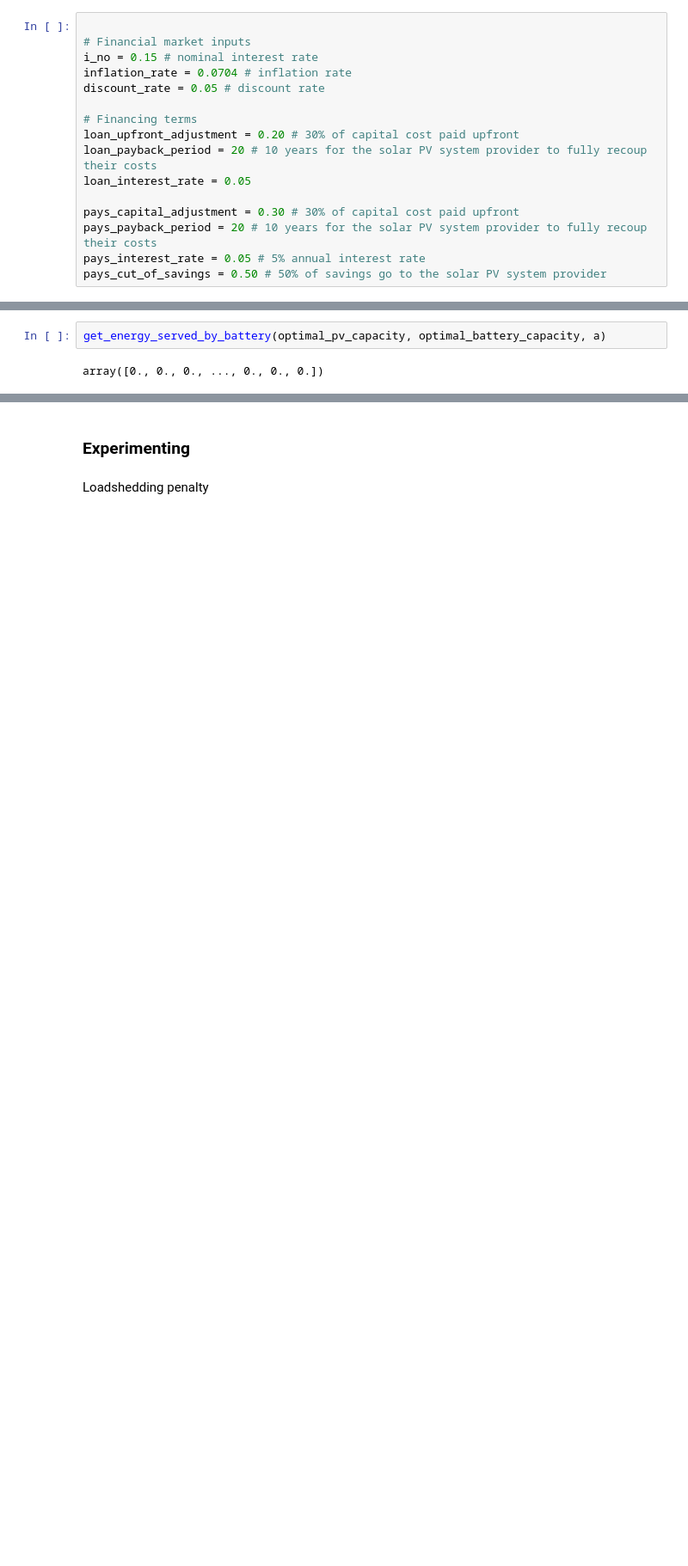
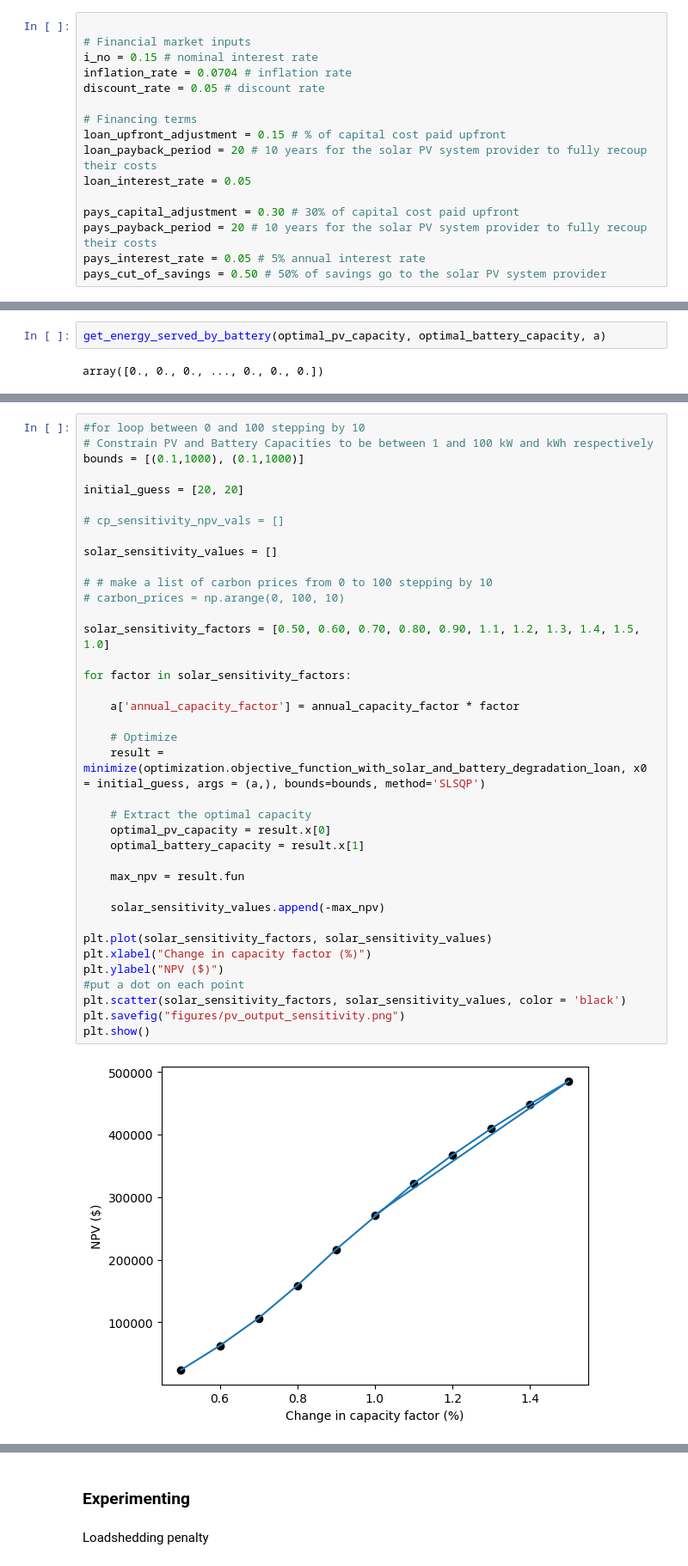
Before and after one commit to ChullEPG/solar_storage_sizing_optimization, a Jupyter notebook: run_model.ipynb, the cells around one changed output, grey strips where cells are left out. Shown: that part at 86% size. Cells and saved outputs as stored; diff of their text form; blank space fills up the shorter version.

```diff
--- a/run_model.ipynb
+++ b/run_model.ipynb
@@ -389,7 +389,7 @@ inflation_rate = 0.0704 # inflation rate
 discount_rate = 0.05 # discount rate
 
 # Financing terms
-loan_upfront_adjustment = 0.20 # 30% of capital cost paid upfront
+loan_upfront_adjustment = 0.15 # % of capital cost paid upfront
 loan_payback_period = 20 # 10 years for the solar PV system provider to fully recoup their costs
 loan_interest_rate = 0.05
 
@@ -962,0 +1012,40 @@ TypeError: generate_loadshedding_schedule() missing 1 required positional argume
+# %%
+#for loop between 0 and 100 stepping by 10
+# Constrain PV and Battery Capacities to be between 1 and 100 kW and kWh respectively
+bounds = [(0.1,1000), (0.1,1000)]
+
+initial_guess = [20, 20]
+
+# cp_sensitivity_npv_vals = []
+
+solar_sensitivity_values = []
+
+# # make a list of carbon prices from 0 to 100 stepping by 10
+# carbon_prices = np.arange(0, 100, 10)
+
+solar_sensitivity_factors = [0.50, 0.60, 0.70, 0.80, 0.90, 1.1, 1.2, 1.3, 1.4, 1.5, 1.0]
+
+for factor in solar_sensitivity_factors:
+
+    a['annual_capacity_factor'] = annual_capacity_factor * factor
+
+    # Optimize
+    result = minimize(optimization.objective_function_with_solar_and_battery_degradation_loan, x0 = initial_guess, args = (a,), bounds=bounds, method='SLSQP')
+
+    # Extract the optimal capacity
+    optimal_pv_capacity = result.x[0]
+    optimal_battery_capacity = result.x[1]
+
+    max_npv = result.fun
+
+    solar_sensitivity_values.append(-max_npv)
+
+plt.plot(solar_sensitivity_factors, solar_sensitivity_values)
+plt.xlabel("Change in capacity factor (%)")
+plt.ylabel("NPV ($)")
+#put a dot on each point
+plt.scatter(solar_sensitivity_factors, solar_sensitivity_values, color = 'black')
+plt.savefig("figures/pv_output_sensitivity.png")
+plt.show()
+# %% [output]
+[figure, added]
```
Also changed, not shown: parts of 30 cells of this notebook, 6 other files.
